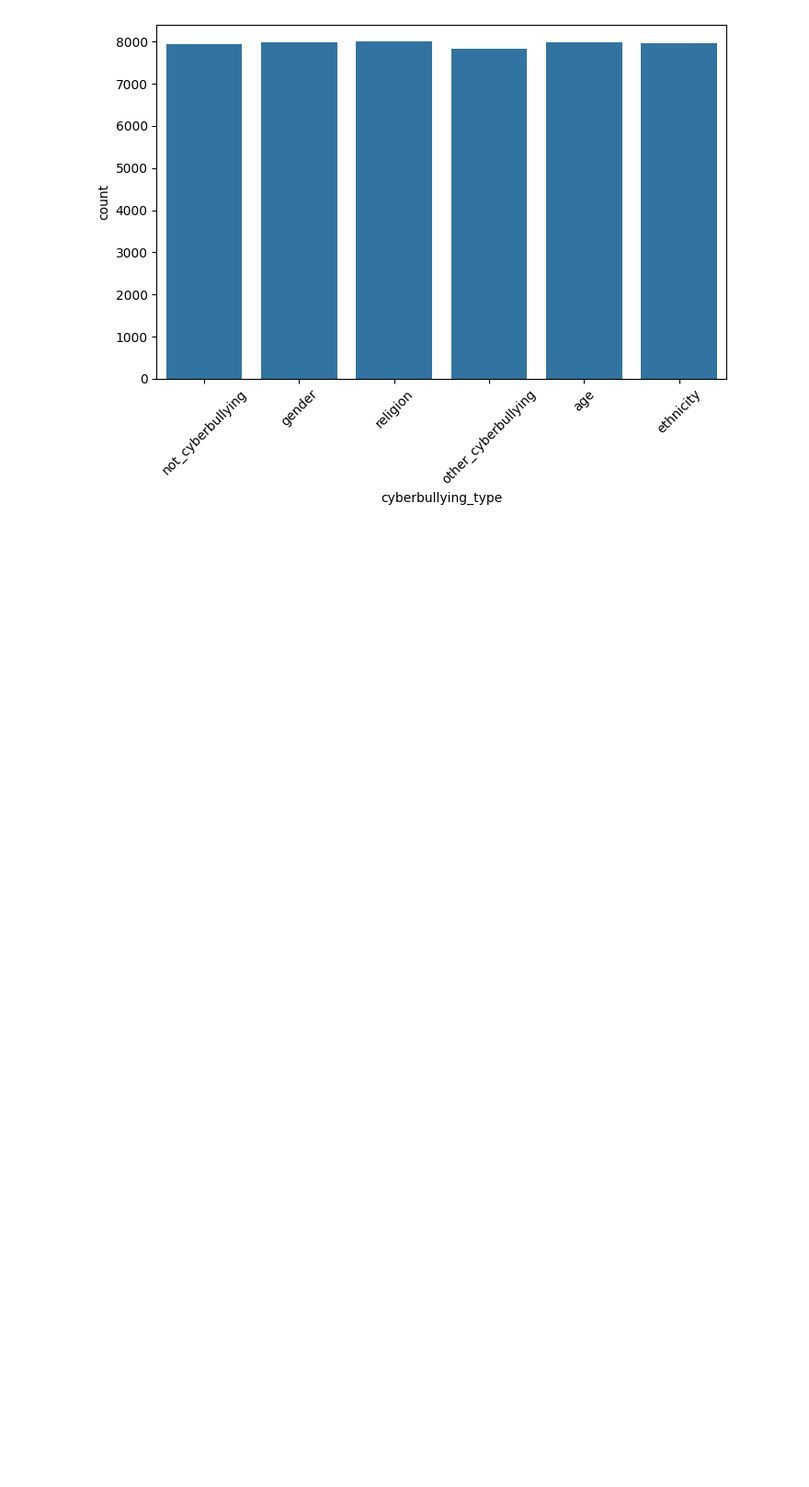
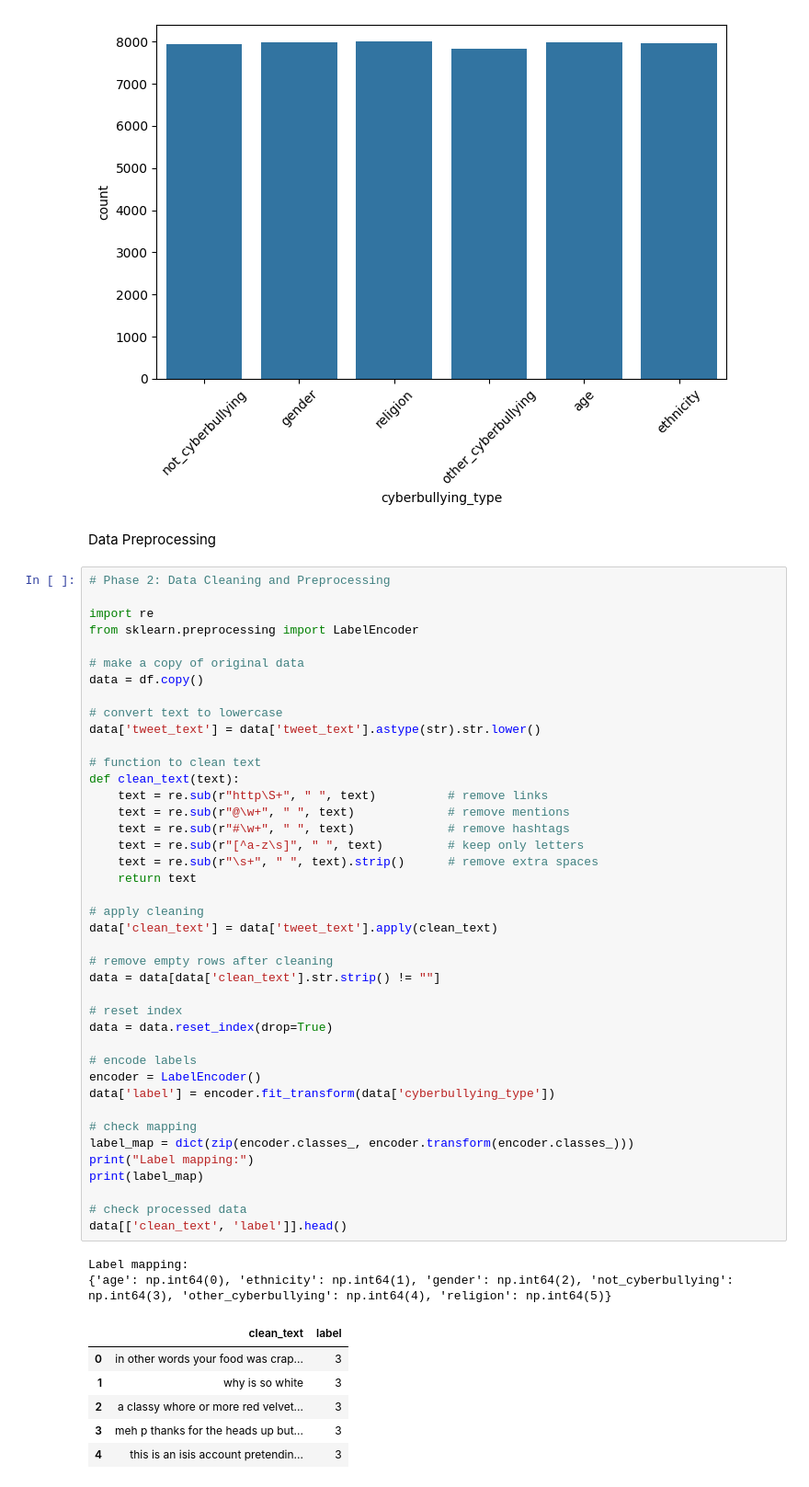
Before and after one commit to Rivier-Computer-Science/SP25-690-Alugubelly, a Jupyter notebook: Cyberbullying-Detection-DeepLearning/code files/Cyberbullying_Detection.ipynb, the cells around one changed output. Shown at 92% size. Cells and saved outputs as stored; diff of their text form; blank space fills up the shorter version.

Commit message:
Text cleaning and label encoding completed

```diff
--- a/Cyberbullying-Detection-DeepLearning/code files/Cyberbullying_Detection.ipynb
+++ b/Cyberbullying-Detection-DeepLearning/code files/Cyberbullying_Detection.ipynb
@@ -78,3 +78,55 @@ plt.xticks(rotation=45)
 plt.show()
 # %% [output]
 [figure]
+# %% [markdown]
+Data Preprocessing
+# %%
+# Phase 2: Data Cleaning and Preprocessing
+
+import re
+from sklearn.preprocessing import LabelEncoder
+
+# make a copy of original data
+data = df.copy()
+
+# convert text to lowercase
+data['tweet_text'] = data['tweet_text'].astype(str).str.lower()
+
+# function to clean text
+def clean_text(text):
+    text = re.sub(r"http\S+", " ", text)          # remove links
+    text = re.sub(r"@\w+", " ", text)             # remove mentions
+    text = re.sub(r"#\w+", " ", text)             # remove hashtags
+    text = re.sub(r"[^a-z\s]", " ", text)         # keep only letters
+    text = re.sub(r"\s+", " ", text).strip()      # remove extra spaces
+    return text
+
+# apply cleaning
+data['clean_text'] = data['tweet_text'].apply(clean_text)
+
+# remove empty rows after cleaning
+data = data[data['clean_text'].str.strip() != ""]
+
+# reset index
+data = data.reset_index(drop=True)
+
+# encode labels
+encoder = LabelEncoder()
+data['label'] = encoder.fit_transform(data['cyberbullying_type'])
+
+# check mapping
+label_map = dict(zip(encoder.classes_, encoder.transform(encoder.classes_)))
+print("Label mapping:")
+print(label_map)
+
+# check processed data
+data[['clean_text', 'label']].head()
+# %% [output]
+Label mapping:
+{'age': np.int64(0), 'ethnicity': np.int64(1), 'gender': np.int64(2), 'not_cyberbullying': np.int64(3), 'other_cyberbullying': np.int64(4), 'religion': np.int64(5)}
+|  | clean_text | label |
+| 0 | in other words your food was crap... | 3 |
+| 1 | why is so white | 3 |
+| 2 | a classy whore or more red velvet... | 3 |
+| 3 | meh p thanks for the heads up but... | 3 |
+| 4 | this is an isis account pretendin... | 3 |
```
Also changed, not shown: parts of 1 cell of this notebook.
